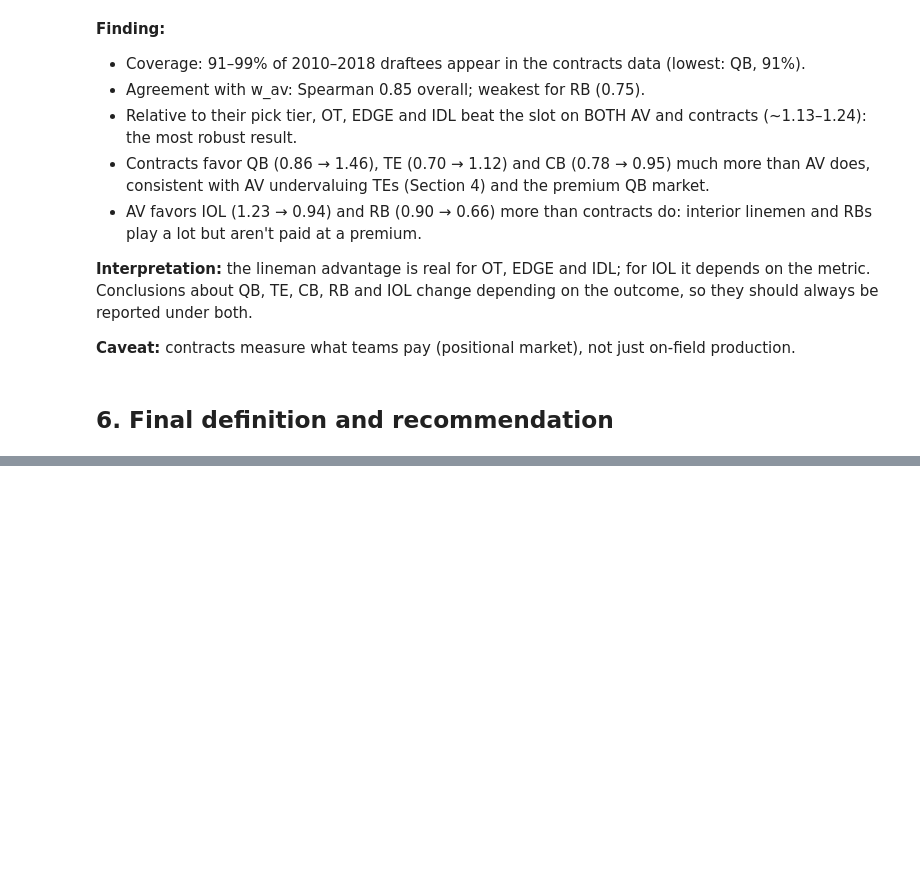
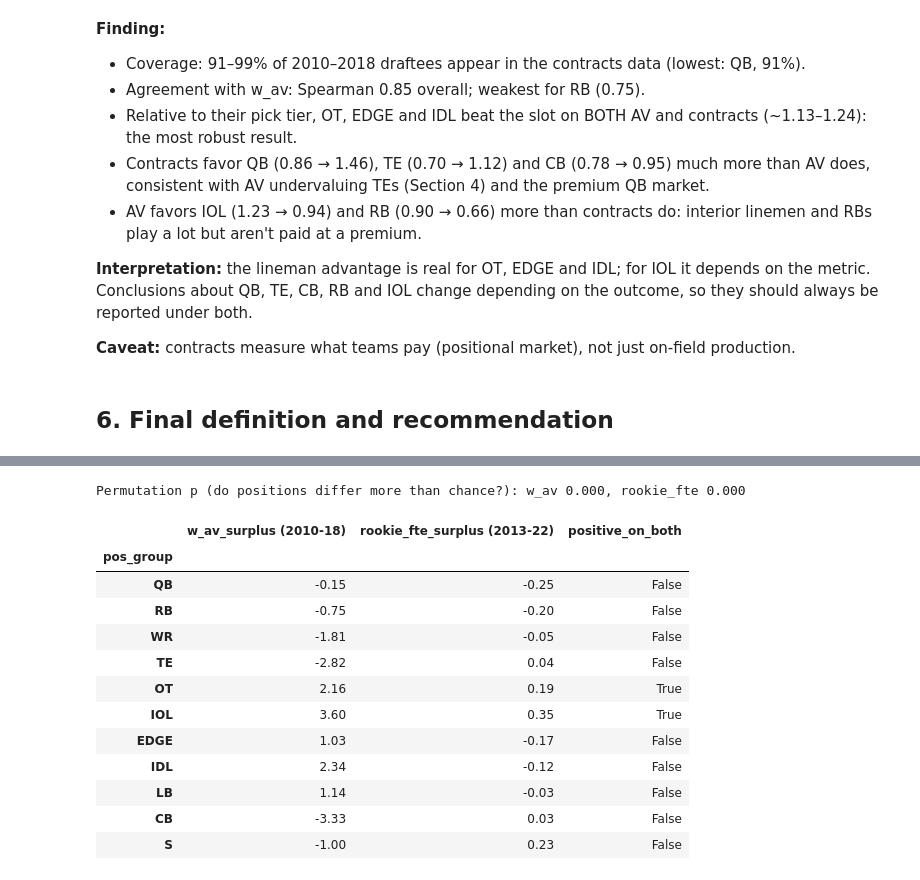
Before and after one commit to abhik026/bruin-draft-analytics, a Jupyter notebook: notebooks/03_outcome_metric_c.ipynb, the cells around one changed output, grey strips where cells are left out. Saved outputs shown, nothing was run; the diff lists cells and outputs as text; code cells hidden in the pictures; blank space fills up the shorter version.

```diff
--- a/notebooks/03_outcome_metric_c.ipynb
+++ b/notebooks/03_outcome_metric_c.ipynb
@@ -591,0 +697,29 @@ OT, EDGE and IDL hold up; QB, TE, CB, IOL and RB depend on the metric.
+# %%
+# Position surplus (outcome minus what the pick slot typically returns, out-of-fold),
+# shrunk toward 0 with n/(n+50), under BOTH outcomes. This is the key comparison.
+def pos_surplus(d, col):
+    d = d.dropna(subset=['pos_group', col]).copy()
+    d['surplus'] = d[col] - cross_val_expected(d, outcome_col=col)
+    return shrunk_position_effects(d, k=50)['shrunk'], position_permutation_test(d, n_perm=1000)['p_value']
+
+s_av, p_av = pos_surplus(master[master['season'] <= 2018], 'outcome')
+s_rk, p_rk = pos_surplus(rk, 'rookie_fte')
+both = pd.DataFrame({'w_av_surplus (2010-18)': s_av, 'rookie_fte_surplus (2013-22)': s_rk}).reindex(POSITION_GROUPS)
+both['positive_on_both'] = (both.iloc[:, 0] > 0) & (both.iloc[:, 1] > 0)
+print(f"Permutation p (do positions differ more than chance?): w_av {p_av:.3f}, rookie_fte {p_rk:.3f}")
+display(both.round(2))
+# %% [output]
+Permutation p (do positions differ more than chance?): w_av 0.000, rookie_fte 0.000
+|  | w_av_surplus (2010-18) | rookie_fte_surplus (2013-22) | positive_on_both |
+| pos_group |  |  |  |
+| QB | -0.15 | -0.25 | False |
+| RB | -0.75 | -0.20 | False |
+| WR | -1.81 | -0.05 | False |
+| TE | -2.82 | 0.04 | False |
+| OT | 2.16 | 0.19 | True |
+| IOL | 3.60 | 0.35 | True |
+| EDGE | 1.03 | -0.17 | False |
+| IDL | 2.34 | -0.12 | False |
+| LB | 1.14 | -0.03 | False |
+| CB | -3.33 | 0.03 | False |
+| S | -1.00 | 0.23 | False |
```
Also changed, not shown: parts of 27 cells of this notebook, 15 other files.
